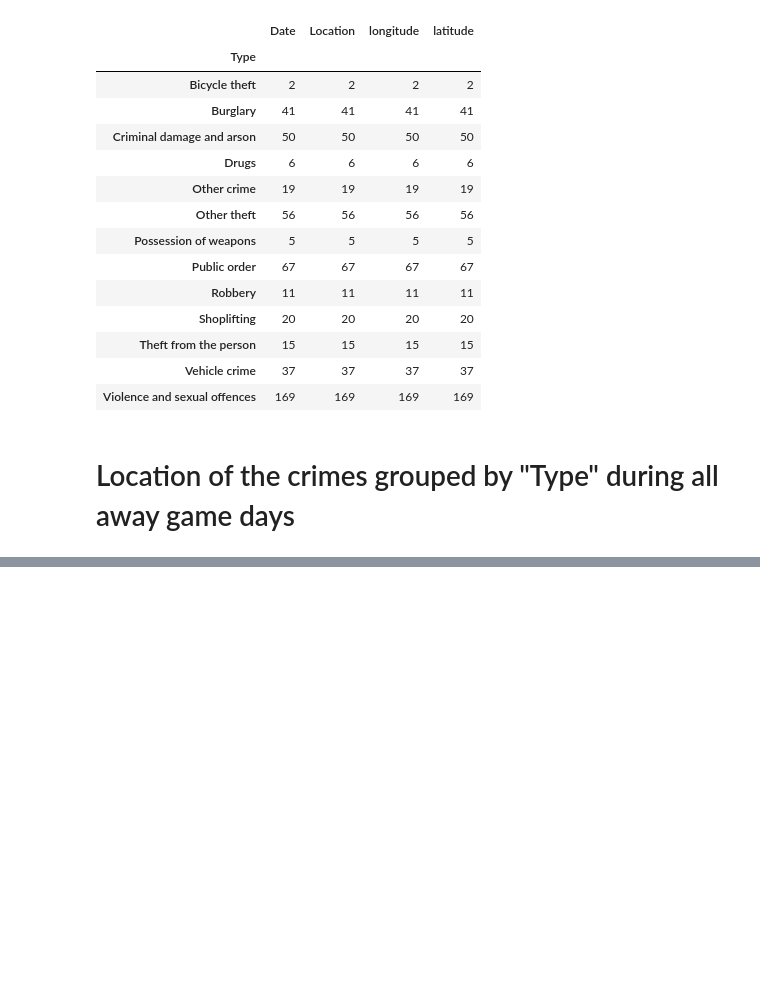
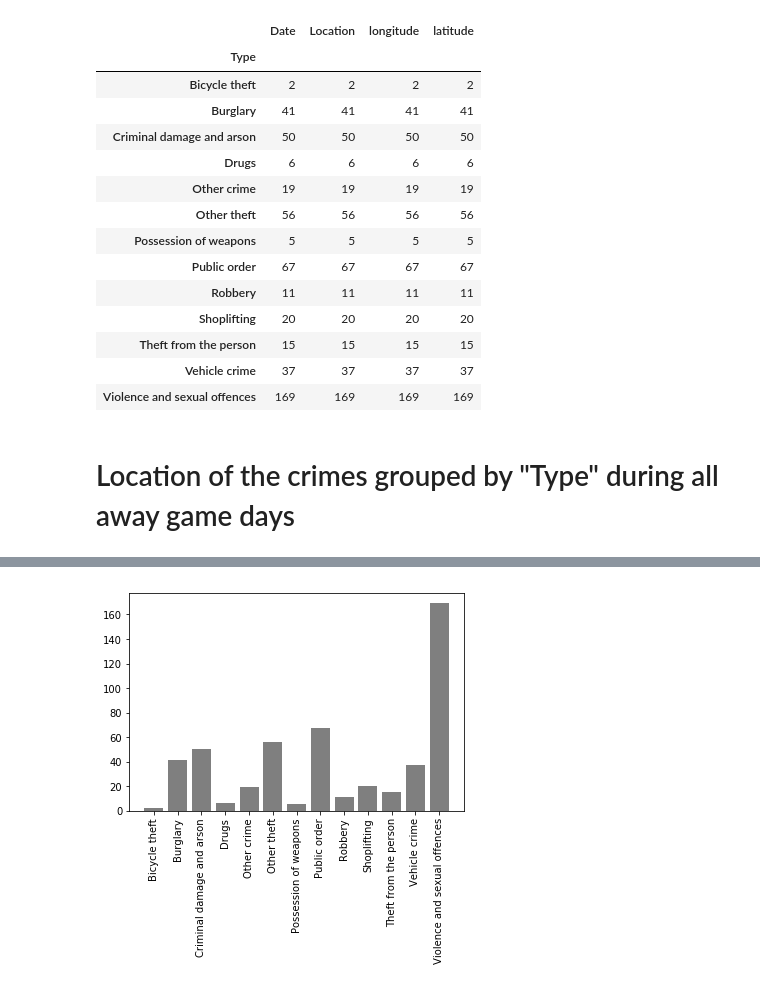
Before and after one commit to chienyuanhung/Project-1---EPL, a Jupyter notebook: Manchester_EPL.ipynb, the cells around one changed output, grey strips where cells are left out. Saved outputs shown, nothing was run; the diff lists cells and outputs as text; code cells hidden in the pictures; blank space fills up the shorter version.

```diff
--- a/Manchester_EPL.ipynb
+++ b/Manchester_EPL.ipynb
@@ -493,3 +493,17 @@ fig.add_layer(stadium_markers)
 fig
 # %% [output]
 [interactive output not drawn]
+# %%
+import matplotlib.pyplot as plt
+import numpy as np
+
+x = np.arange(13)
+y = combined_away_games.groupby(["Type"])['Date'].count()
+
+
+plt.bar(x, y, color = "black", alpha = 0.5, align = "center")
+
+plt.xticks(x,y.index, rotation = 90)
+plt.show()
+# %% [output]
+[figure, added]
```
Also changed, not shown: parts of 3 cells of this notebook.
